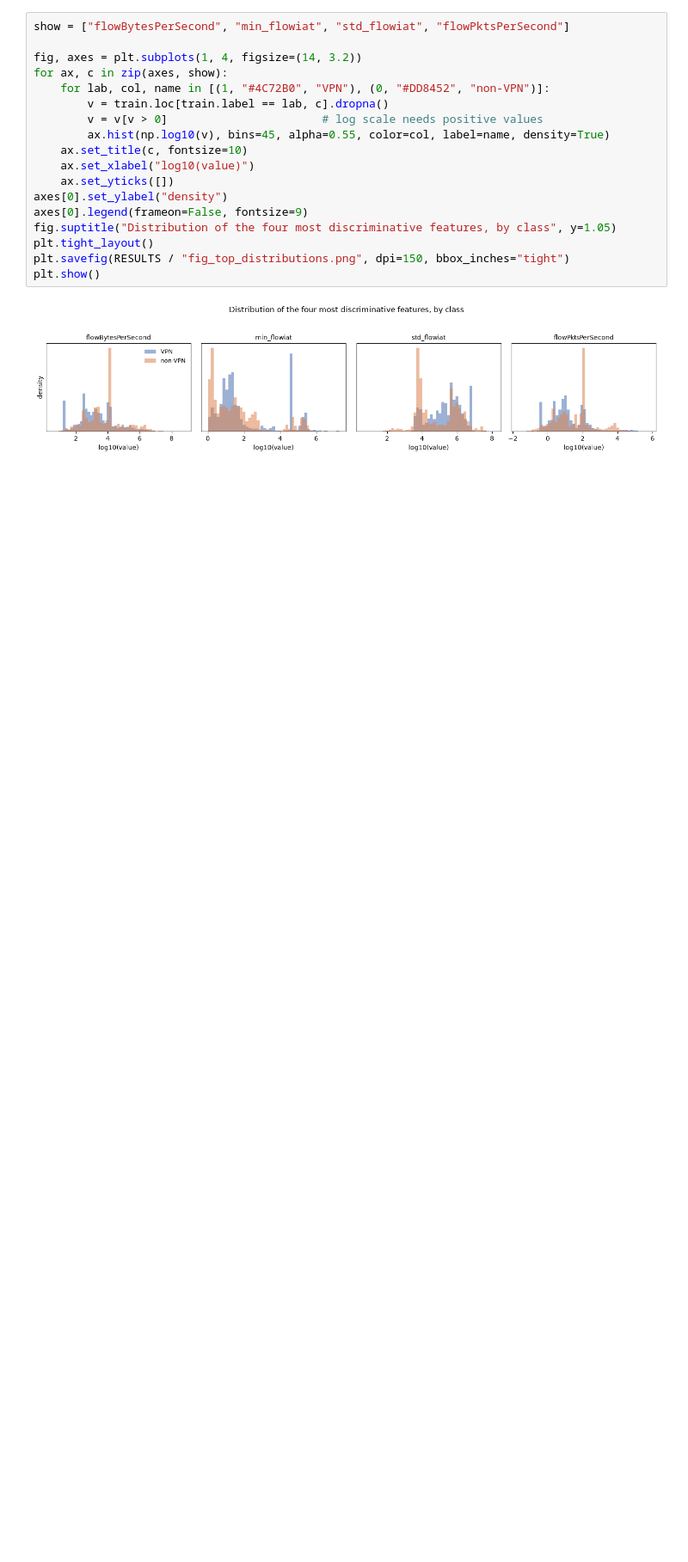
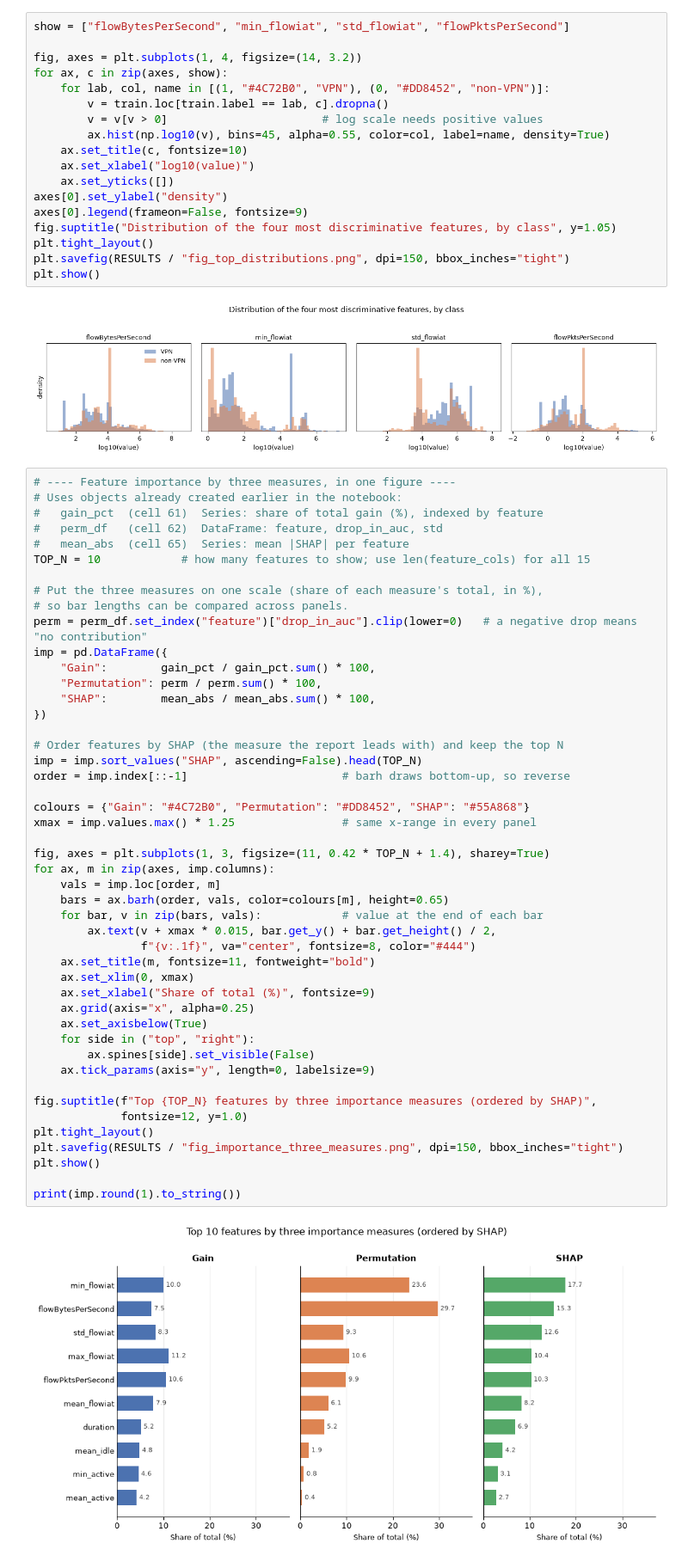
Before and after one commit to laysokhour-computer/VPN-Detection-Research, a Jupyter notebook: notebooks/VPN Detection.ipynb, the cells around one changed output. Shown at 86% size. Cells and saved outputs as stored; diff of their text form; blank space fills up the shorter version.

```diff
--- a/notebooks/VPN Detection.ipynb
+++ b/notebooks/VPN Detection.ipynb
@@ -1281,3 +1249,52 @@ plt.savefig(RESULTS / "fig_top_distributions.png", dpi=150, bbox_inches="tight")
 plt.show()
 # %% [output]
 [figure]
+# %%
+# ---- Feature importance by three measures, in one figure ----
+# Uses objects already created earlier in the notebook:
+#   gain_pct  (cell 61)  Series: share of total gain (%), indexed by feature
+#   perm_df   (cell 62)  DataFrame: feature, drop_in_auc, std
+#   mean_abs  (cell 65)  Series: mean |SHAP| per feature
+TOP_N = 10            # how many features to show; use len(feature_cols) for all 15
+
+# Put the three measures on one scale (share of each measure's total, in %),
+# so bar lengths can be compared across panels.
+perm = perm_df.set_index("feature")["drop_in_auc"].clip(lower=0)   # a negative drop means "no contribution"
+imp = pd.DataFrame({
+    "Gain":        gain_pct / gain_pct.sum() * 100,
+    "Permutation": perm / perm.sum() * 100,
+    "SHAP":        mean_abs / mean_abs.sum() * 100,
+})
+
+# Order features by SHAP (the measure the report leads with) and keep the top N
+imp = imp.sort_values("SHAP", ascending=False).head(TOP_N)
+order = imp.index[::-1]                       # barh draws bottom-up, so reverse
+
+colours = {"Gain": "#4C72B0", "Permutation": "#DD8452", "SHAP": "#55A868"}
+xmax = imp.values.max() * 1.25                # same x-range in every panel
+
+fig, axes = plt.subplots(1, 3, figsize=(11, 0.42 * TOP_N + 1.4), sharey=True)
+for ax, m in zip(axes, imp.columns):
+    vals = imp.loc[order, m]
+    bars = ax.barh(order, vals, color=colours[m], height=0.65)
+    for bar, v in zip(bars, vals):            # value at the end of each bar
+        ax.text(v + xmax * 0.015, bar.get_y() + bar.get_height() / 2,
+                f"{v:.1f}", va="center", fontsize=8, color="#444")
+    ax.set_title(m, fontsize=11, fontweight="bold")
+    ax.set_xlim(0, xmax)
+    ax.set_xlabel("Share of total (%)", fontsize=9)
+    ax.grid(axis="x", alpha=0.25)
+    ax.set_axisbelow(True)
+    for side in ("top", "right"):
+        ax.spines[side].set_visible(False)
+    ax.tick_params(axis="y", length=0, labelsize=9)
+
+fig.suptitle(f"Top {TOP_N} features by three importance measures (ordered by SHAP)",
+             fontsize=12, y=1.0)
+plt.tight_layout()
+plt.savefig(RESULTS / "fig_importance_three_measures.png", dpi=150, bbox_inches="tight")
+plt.show()
+
+print(imp.round(1).to_string())
+# %% [output]
+[figure, added]
```
Also changed, not shown: parts of 7 cells of this notebook, 8 other files.
